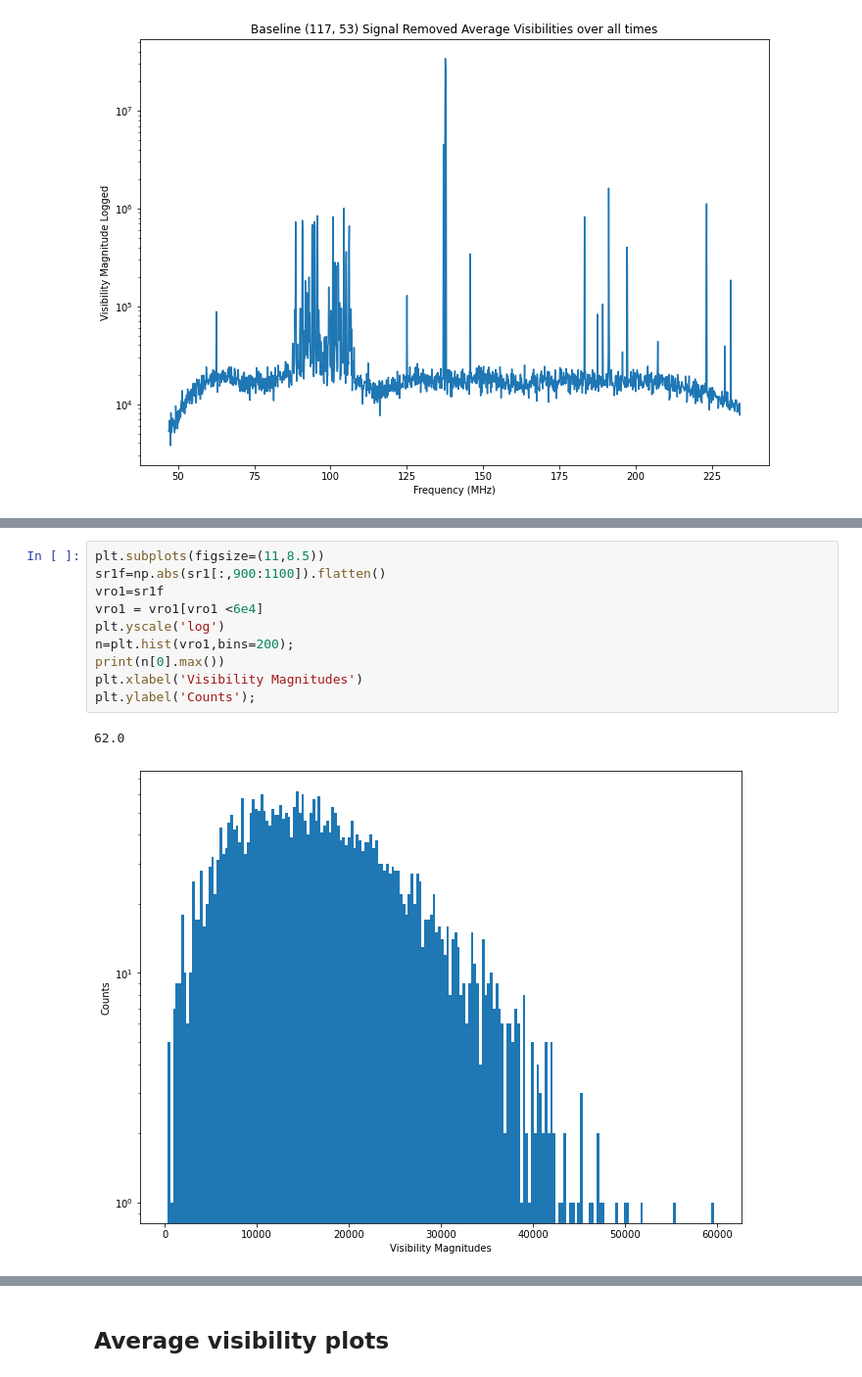
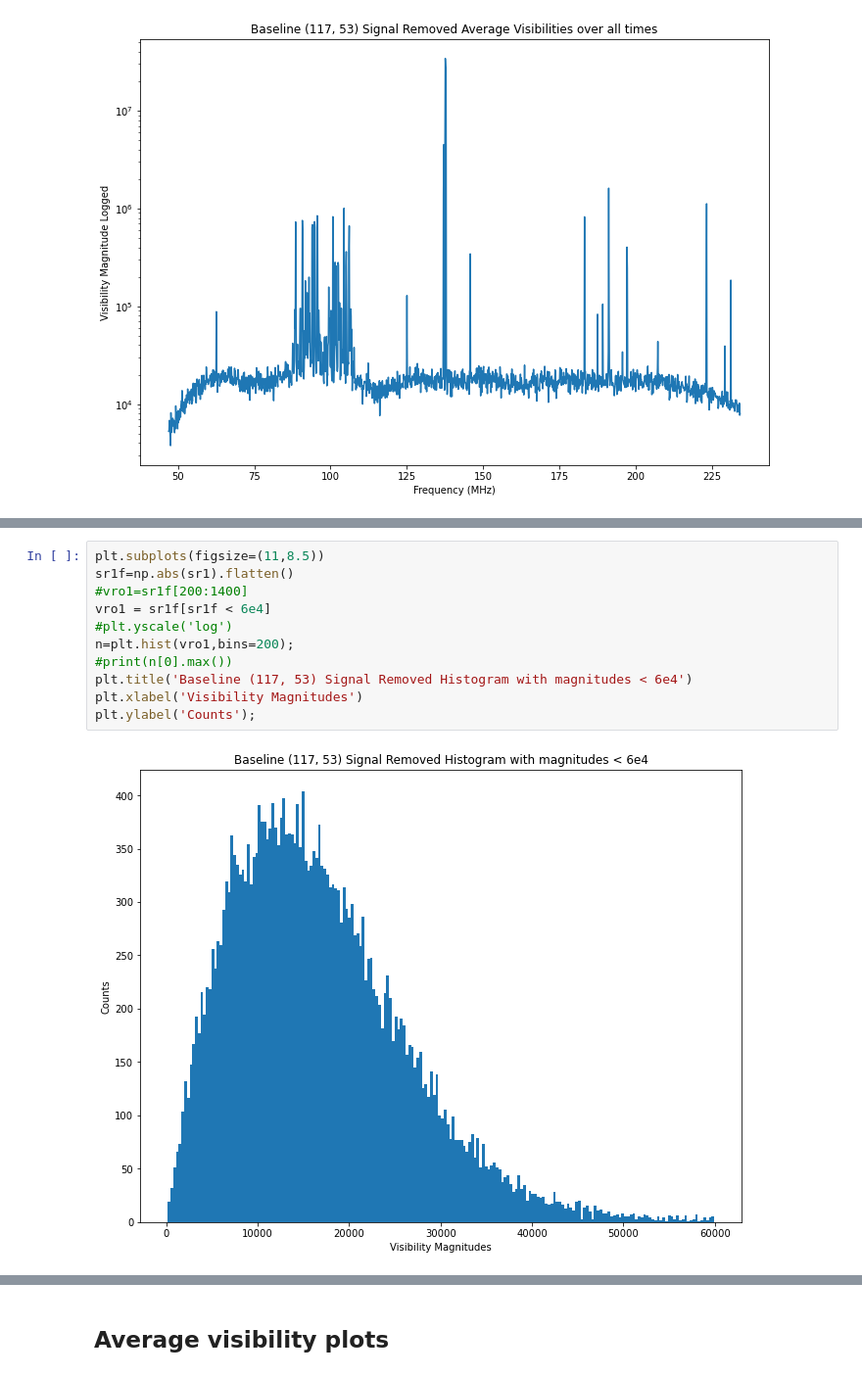
Before and after one commit to maria8ch/Phys434_BigData, a Jupyter notebook: lab78_Berres.ipynb, the cells around one changed output, grey strips where cells are left out. Shown at 98% size. Saved outputs shown, nothing was run; the diff lists cells and outputs as text.

```diff
--- a/lab78_Berres.ipynb
+++ b/lab78_Berres.ipynb
@@ -172,13 +178,13 @@ plt.ylabel('Counts');
 # %%
 plt.subplots(figsize=(11,8.5))
-sr1f=np.abs(sr1[:,900:1100]).flatten()
-vro1=sr1f
-vro1 = vro1[vro1 <6e4]
-plt.yscale('log')
+sr1f=np.abs(sr1).flatten()
+#vro1=sr1f[200:1400]
+vro1 = sr1f[sr1f < 6e4]
+#plt.yscale('log')
 n=plt.hist(vro1,bins=200);
-print(n[0].max())
+#print(n[0].max())
+plt.title('Baseline (117, 53) Signal Removed Histogram with magnitudes < 6e4')
 plt.xlabel('Visibility Magnitudes')
 plt.ylabel('Counts');
 # %% [output]
-62.0
-[figure, old version]
+[figure, new version]
```
Also changed, not shown: parts of 53 cells of this notebook.
